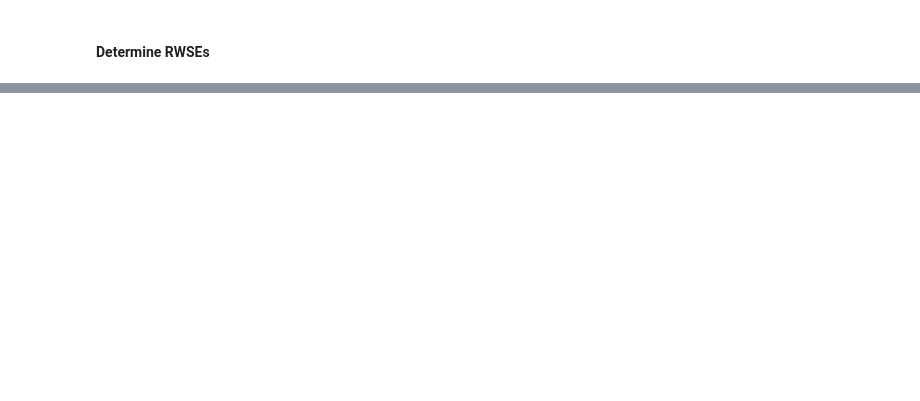
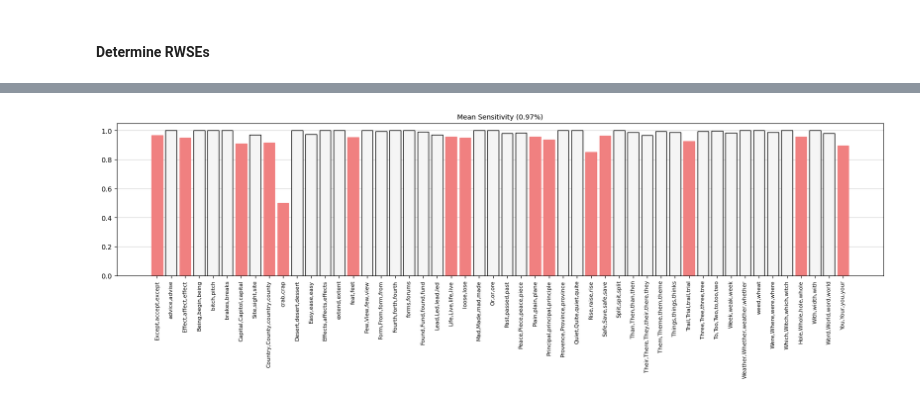
Before and after one commit to zesch/rwse-experiments, a Jupyter notebook: experiments/true_positives.ipynb, the cells around one changed output, grey strips where cells are left out. Cells and saved outputs as stored; diff of their text form; code cells hidden in the pictures; blank space fills up the shorter version.

```diff
--- a/experiments/true_positives.ipynb
+++ b/experiments/true_positives.ipynb
@@ -181,0 +190,22 @@ you,your        1041    1149
+# %%
+data_true_positives = dict()
+with open('output/report_true_positives.csv', 'r') as f:
+    lines = f.readlines()
+    for line in lines[1:]:
+        confusion_set, num_matches, num_sequences = line.strip().split(';')
+        data_true_positives[confusion_set] = (int(num_matches), int(num_sequences))
+
+mean_sensitivity = 0
+data_mean_sensitivity = dict()
+for key, item in data_true_positives.items():
+    if item[1] > 0:
+        value = item[0]/item[1]
+        print(f'{key}: {value:.10f}')
+        mean_sensitivity += value
+        data_mean_sensitivity[key] = value
+    else:
+        print(f'No data for {key}.')
+
+mean_sensitivity /= len(data_true_positives)
+
+print(f'Mean Sensitivity = {mean_sensitivity:.10f}')
@@ -181,0 +230,20 @@ you,your        1041    1149
+# %%
+import matplotlib.pyplot as plt
+
+xticks = list(range(len(data_mean_sensitivity)))
+values = list(data_mean_sensitivity.values())
+labels = list(data_mean_sensitivity.keys())
+
+fig, ax = plt.subplots(figsize=(20,4))
+ax.set_title(f"Mean Sensitivity ({mean_sensitivity:.2f}%)", fontsize=10)
+#ax.plot(xticks, values, color="darkgrey")
+bars = ax.bar(xticks, values, zorder=3, color="whitesmoke", edgecolor="black", linewidth=1, align="center")
+for idx, value in enumerate(values):
+    if value < mean_sensitivity:
+        bars[idx].set_color('lightcoral')
+#ax.plot(xticks,[b_tpr]*len(xticks), zorder=3, color="red", linewidth=1)
+ax.set_xticks(xticks, labels, rotation='vertical')
+ax.xaxis.set_tick_params(labelsize=8)
+ax.grid(color='lightgray', axis="y", zorder=0)
+# %% [output]
+[figure, added]
```
Also changed, not shown: parts of 12 cells of this notebook, 7 other files.
